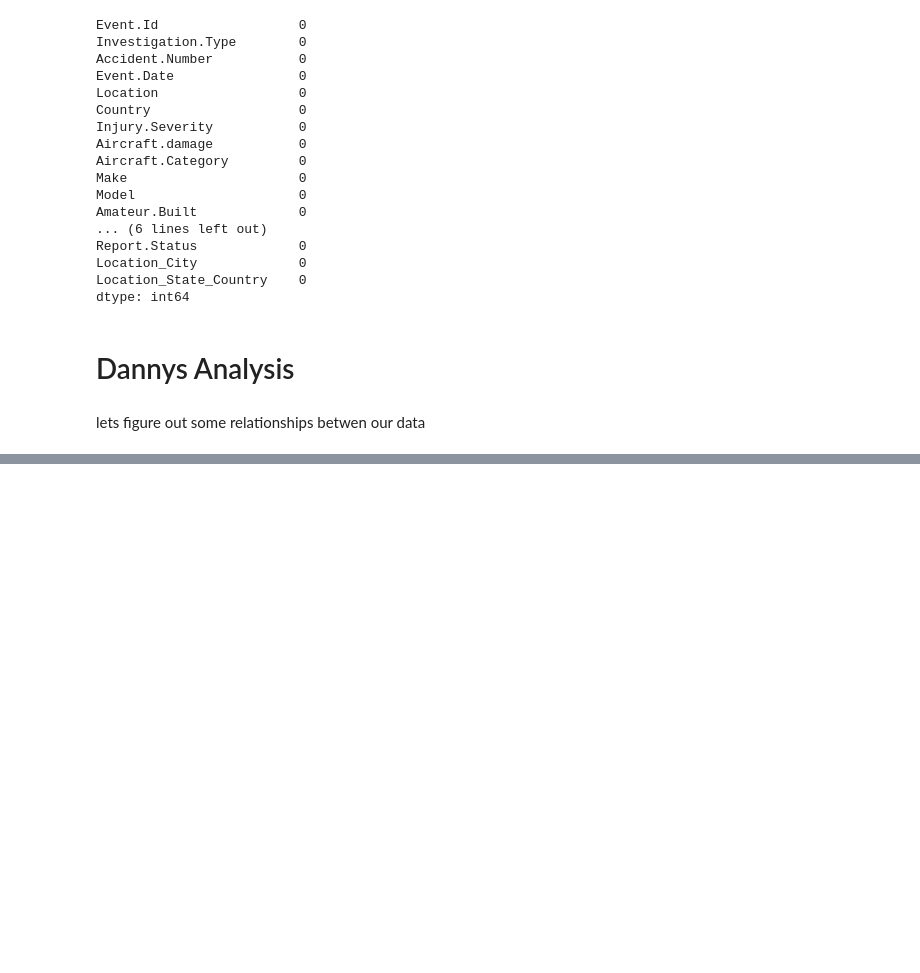
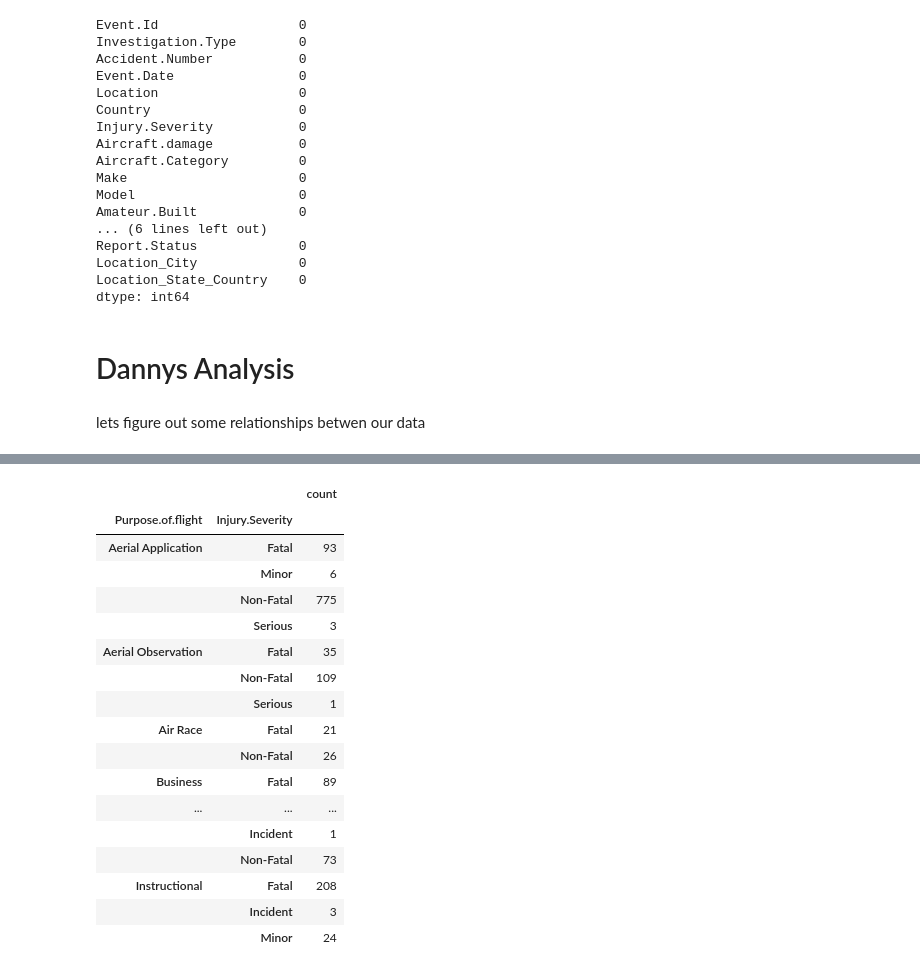
Before and after one commit to DBAfox/Phase_1_project, a Jupyter notebook: index-Danny copy.ipynb, the cells around one changed output, grey strips where cells are left out. Saved outputs shown, nothing was run; the diff lists cells and outputs as text; code cells hidden in the pictures; blank space fills up the shorter version.

```diff
--- a/index-Danny copy.ipynb
+++ b/index-Danny copy.ipynb
@@ -1264,0 +1314,21 @@ lets figure out some relationships betwen our data
+# %%
+df.groupby(["Purpose.of.flight", "Injury.Severity"])['Accident.Number'].agg(['count']).head(20)
+# %% [output]
+|  |  | count |
+| Purpose.of.flight | Injury.Severity |  |
+| Aerial Application | Fatal | 93 |
+|  | Minor | 6 |
+|  | Non-Fatal | 775 |
+|  | Serious | 3 |
+| Aerial Observation | Fatal | 35 |
+|  | Non-Fatal | 109 |
+|  | Serious | 1 |
+| Air Race | Fatal | 21 |
+|  | Non-Fatal | 26 |
+| Business | Fatal | 89 |
+| ... | ... | ... |
+|  | Incident | 1 |
+|  | Non-Fatal | 73 |
+| Instructional | Fatal | 208 |
+|  | Incident | 3 |
+|  | Minor | 24 |
```
Also changed, not shown: parts of 42 cells of this notebook.
